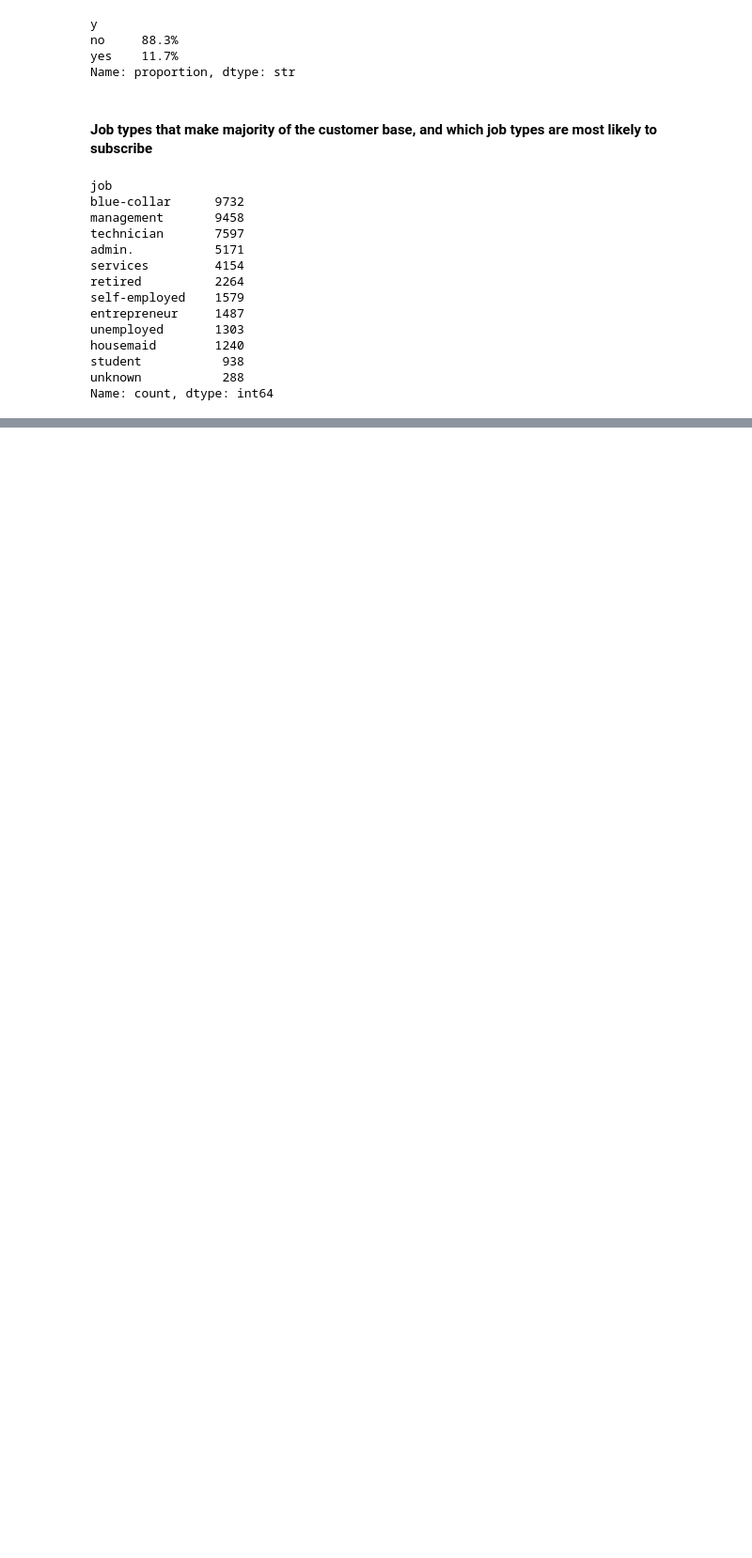
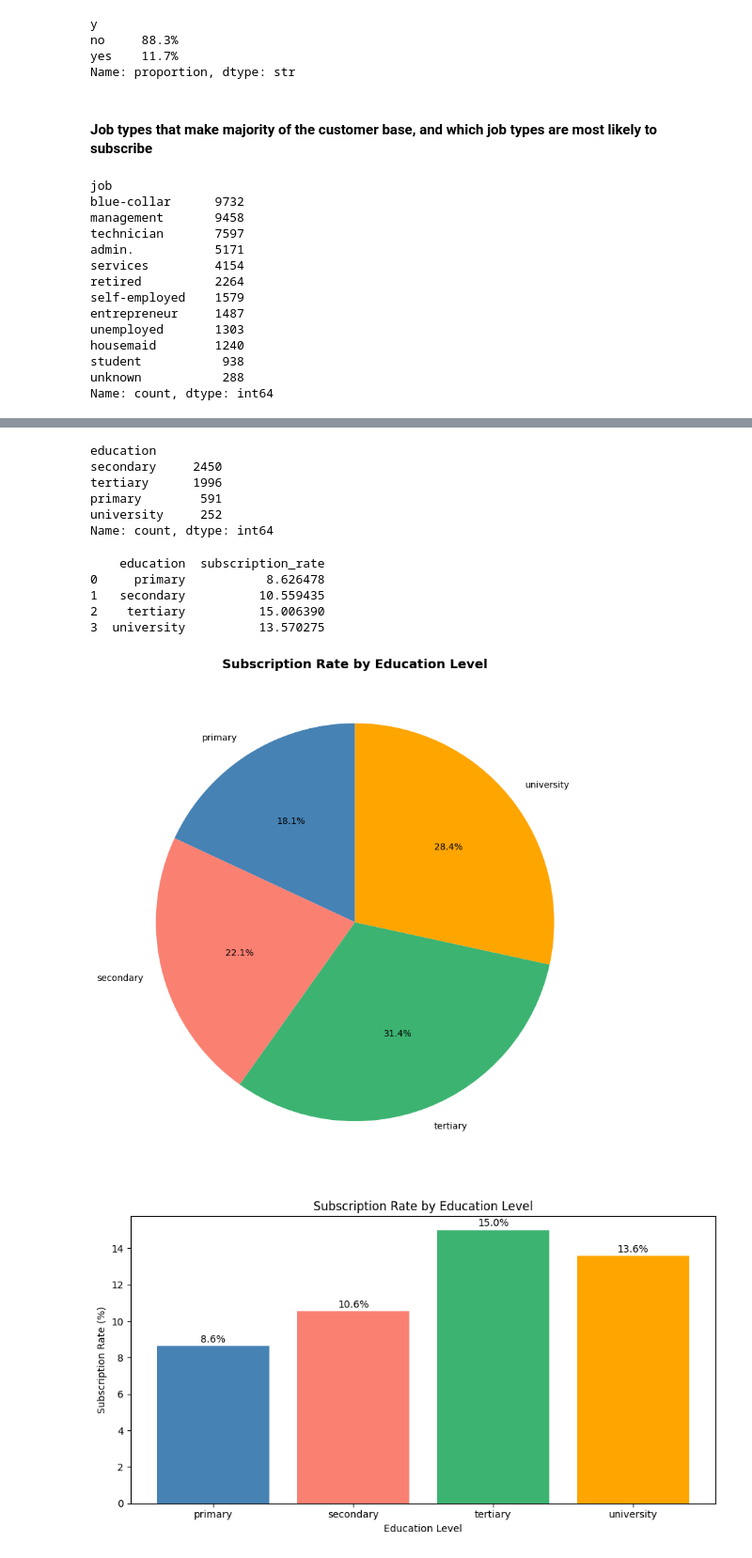
Before and after one commit to MIKE-BRIA/bankmarketing, a Jupyter notebook: notebooks/data_cleaning.ipynb, the cells around one changed output, grey strips where cells are left out. Shown at 94% size. Cells and saved outputs as stored; diff of their text form; code cells hidden in the pictures; blank space fills up the shorter version.

```diff
--- a/notebooks/data_cleaning.ipynb
+++ b/notebooks/data_cleaning.ipynb
@@ -234,0 +275,7 @@ Name: count, dtype: int64
+# %%
+education_level_count = df['education'].value_counts()
+print(education_level_count)
+## Replaced the unknown with University
+print('\n Updated education values')
+df['education']=df['education'].replace('unknown','university')
+print(df['education'].value_counts())
@@ -234,0 +297,57 @@ Name: count, dtype: int64
+# %%
+## compare education level with number of subscription
+
+education_to_subscription = df[df['y'] == 'yes']['education'].value_counts()
+print(education_to_subscription)
+
+## Workout the rate of subscription campared to education
+# %% [output]
+education
+secondary     2450
+tertiary      1996
+primary        591
+university     252
+Name: count, dtype: int64
+# %%
+education_subscription_rate = df.groupby('education')['y'].apply(lambda x:(x == 'yes').sum()/len(x)*100).reset_index()
+
+education_subscription_rate.columns=['education','subscription_rate']
+print(education_subscription_rate)
+
+colors = ['steelblue','salmon','mediumseagreen','orange']
+plt.figure(figsize=(10,10))
+plt.pie(
+    education_subscription_rate['subscription_rate'].tolist(),
+    labels=education_subscription_rate['education'].tolist(),
+    autopct='%1.1f%%',
+    startangle=90,
+    colors=colors,
+    shadow=False
+)
+plt.title('Subscription Rate by Education Level', fontsize=14, fontweight='bold')
+plt.show()
+
+
+## bar chart
+
+plt.figure(figsize=(9, 5))
+plt.bar(
+    education_subscription_rate['education'],
+    education_subscription_rate['subscription_rate'],
+    color=colors
+)
+plt.title('Subscription Rate by Education Level')
+plt.xlabel('Education Level')
+plt.ylabel('Subscription Rate (%)')
+for i, v in enumerate(education_subscription_rate['subscription_rate']):
+    plt.text(i, v + 0.2, f'{v:.1f}%', ha='center', fontsize=10)
+plt.tight_layout()
+plt.show()
+# %% [output]
+    education  subscription_rate
+0     primary           8.626478
+1   secondary          10.559435
+2    tertiary          15.006390
+3  university          13.570275
+[figure, added]
+[figure, added]
```
Also changed, not shown: parts of 6 cells of this notebook.
